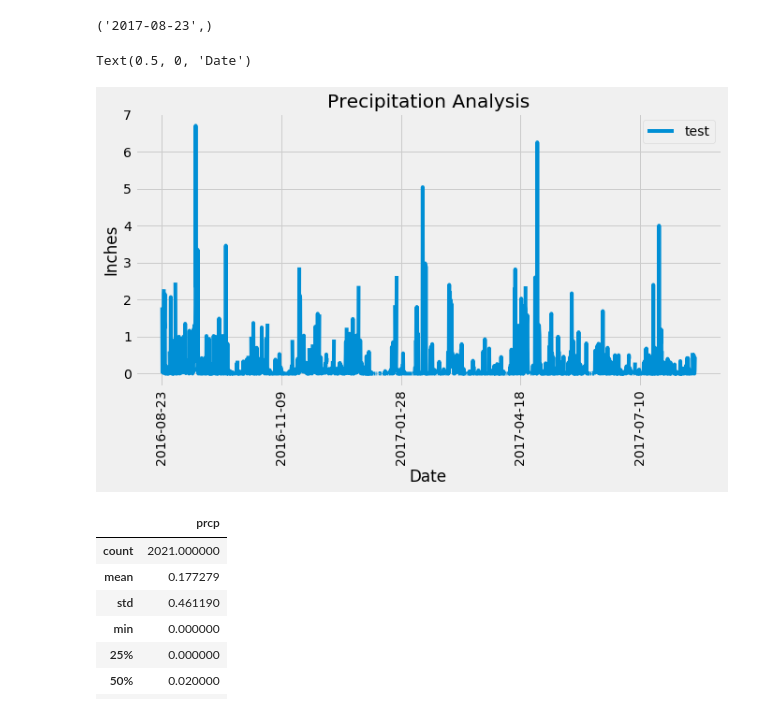
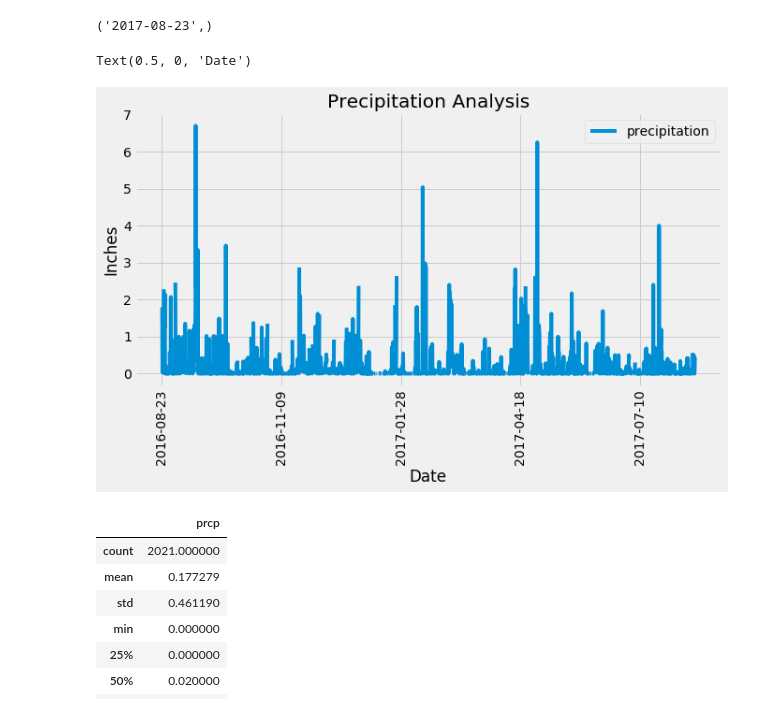
Before and after one commit to ceci-chapa/sqlalchemy-challenge, a Jupyter notebook: ClimateAnalysis/climate_starter.ipynb, the cells around one changed output. Drawn from its saved outputs; the diff is of its cells as text; code cells hidden in the pictures.

```diff
--- a/ClimateAnalysis/climate_starter.ipynb
+++ b/ClimateAnalysis/climate_starter.ipynb
@@ -75,31 +75,31 @@ session.query(M.date).order_by(M.date.desc()).first()
 # %%
 # Design a query to retrieve the last 12 months of precipitation data and plot the results.
 # Starting from the most recent data point in the database.
 #start_date = dt.datetime(2017, 8, 23)
 
 # Calculate the date one year from the last date in data set.
 start_date = dt.date(2017, 8, 23) - dt.timedelta(days=365)
 
 # Perform a query to retrieve the data and precipitation scores
 climate_dates = session.query(M.date, M.prcp).\
     filter(M.date >= start_date).all()
 
 # Save the query results as a Pandas DataFrame and set the index to the date column
 climate_df = pd.DataFrame(climate_dates, columns=['date', 'prcp'])
 
 # Sort the dataframe by date
 climate_df.sort_values(by='date', ascending=True, inplace=True)
 climate_df
 # Use Pandas Plotting with Matplotlib to plot the data
 
 #climate_df.plot(rot=90)
-climate_df.plot(x='date', y='prcp', rot=90, figsize=(10,5), label='test')
+climate_df.plot(x='date', y='prcp', rot=90, figsize=(10,5), label='precipitation')
 plt.title('Precipitation Analysis')
 plt.ylabel('Inches')
 plt.xlabel('Date')
 # %% [output]
 Text(0.5, 0, 'Date')
-[figure, old version]
+[figure, new version]
 # %%
 # Use Pandas to calcualte the summary statistics for the precipitation data
 climate_df.describe()
```
Also changed, not shown: 1 other file.
